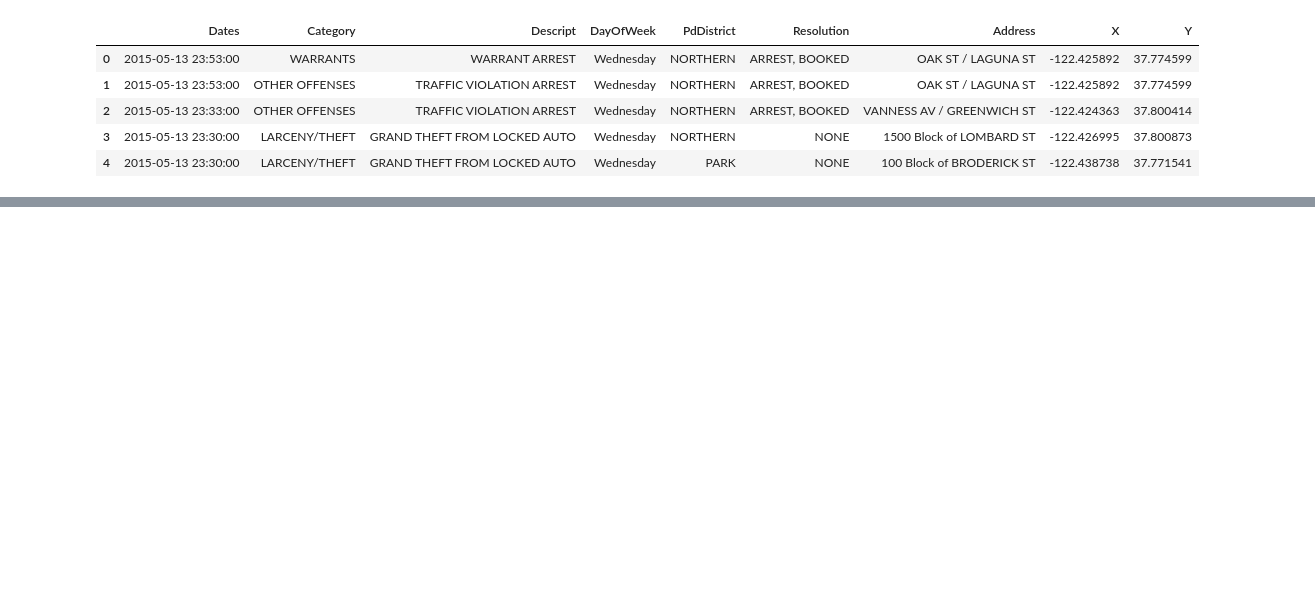
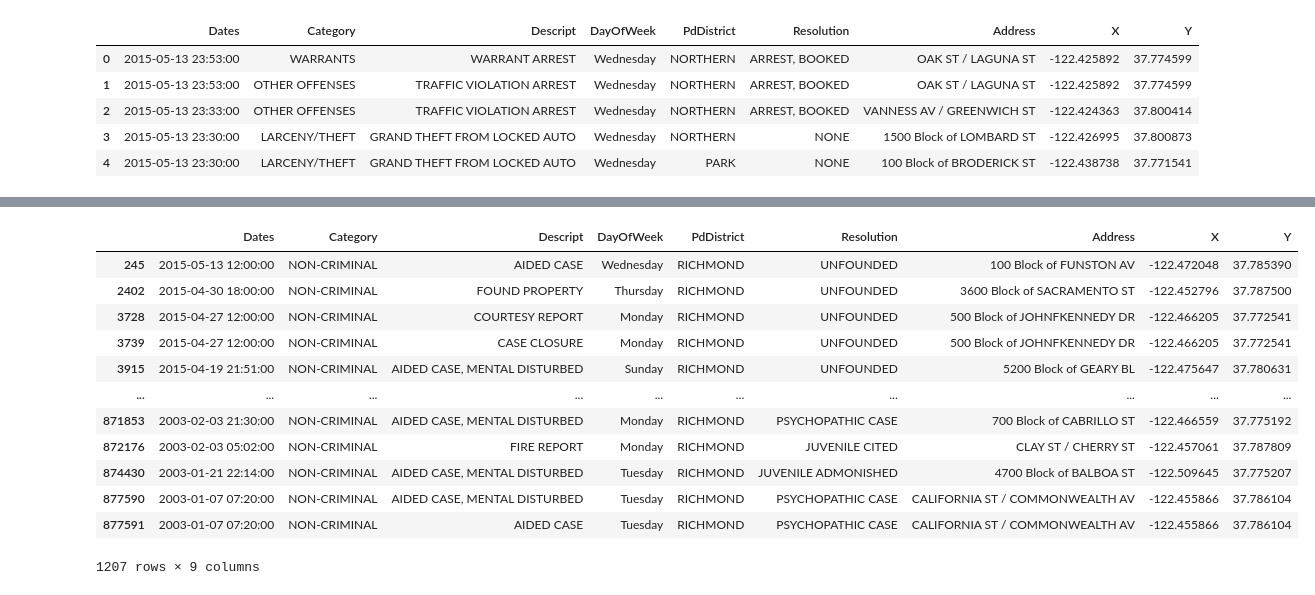
Before and after one commit to Yukari1219/kaggle, a Jupyter notebook: Crime Classification/sf _crime copy 2.ipynb, the cells around one changed output, grey strips where cells are left out. Cells and saved outputs as stored; diff of their text form; code cells hidden in the pictures; blank space fills up the shorter version.

```diff
--- a/Crime Classification/sf _crime copy 2.ipynb
+++ b/Crime Classification/sf _crime copy 2.ipynb
@@ -151,0 +37,17 @@ ValueError: Found input variables with inconsistent numbers of samples: [614587,
+# %%
+train2 = train.query("Category=='NON-CRIMINAL'&PdDistrict=='RICHMOND'&Resolution!='NONE'")
+train2
+# %% [output]
+|  | Dates | Category | Descript | DayOfWeek | PdDistrict | Resolution | Address | X | Y |
+| 245 | 2015-05-13 12:00:00 | NON-CRIMINAL | AIDED CASE | Wednesday | RICHMOND | UNFOUNDED | 100 Block of FUNSTON AV | -122.472048 | 37.785390 |
+| 2402 | 2015-04-30 18:00:00 | NON-CRIMINAL | FOUND PROPERTY | Thursday | RICHMOND | UNFOUNDED | 3600 Block of SACRAMENTO ST | -122.452796 | 37.787500 |
+| 3728 | 2015-04-27 12:00:00 | NON-CRIMINAL | COURTESY REPORT | Monday | RICHMOND | UNFOUNDED | 500 Block of JOHNFKENNEDY DR | -122.466205 | 37.772541 |
+| 3739 | 2015-04-27 12:00:00 | NON-CRIMINAL | CASE CLOSURE | Monday | RICHMOND | UNFOUNDED | 500 Block of JOHNFKENNEDY DR | -122.466205 | 37.772541 |
+| 3915 | 2015-04-19 21:51:00 | NON-CRIMINAL | AIDED CASE, MENTAL DISTURBED | Sunday | RICHMOND | UNFOUNDED | 5200 Block of GEARY BL | -122.475647 | 37.780631 |
+| ... | ... | ... | ... | ... | ... | ... | ... | ... | ... |
+| 871853 | 2003-02-03 21:30:00 | NON-CRIMINAL | AIDED CASE, MENTAL DISTURBED | Monday | RICHMOND | PSYCHOPATHIC CASE | 700 Block of CABRILLO ST | -122.466559 | 37.775192 |
+| 872176 | 2003-02-03 05:02:00 | NON-CRIMINAL | FIRE REPORT | Monday | RICHMOND | JUVENILE CITED | CLAY ST / CHERRY ST | -122.457061 | 37.787809 |
+| 874430 | 2003-01-21 22:14:00 | NON-CRIMINAL | AIDED CASE, MENTAL DISTURBED | Tuesday | RICHMOND | JUVENILE ADMONISHED | 4700 Block of BALBOA ST | -122.509645 | 37.775207 |
+| 877590 | 2003-01-07 07:20:00 | NON-CRIMINAL | AIDED CASE, MENTAL DISTURBED | Tuesday | RICHMOND | PSYCHOPATHIC CASE | CALIFORNIA ST / COMMONWEALTH AV | -122.455866 | 37.786104 |
+| 877591 | 2003-01-07 07:20:00 | NON-CRIMINAL | AIDED CASE | Tuesday | RICHMOND | PSYCHOPATHIC CASE | CALIFORNIA ST / COMMONWEALTH AV | -122.455866 | 37.786104 |
+1207 rows × 9 columns
```
Also changed, not shown: parts of 12 cells of this notebook, 1 other file.
